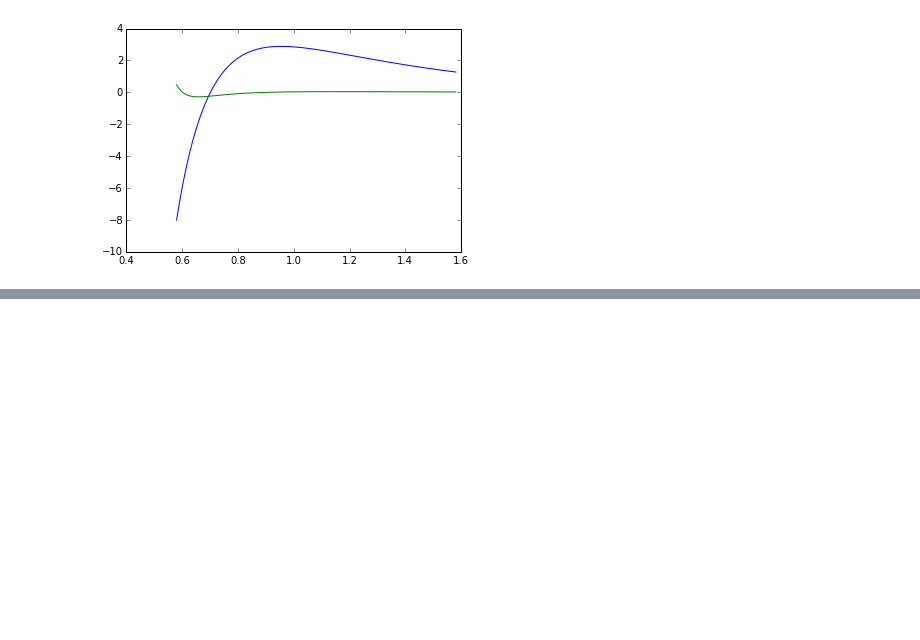
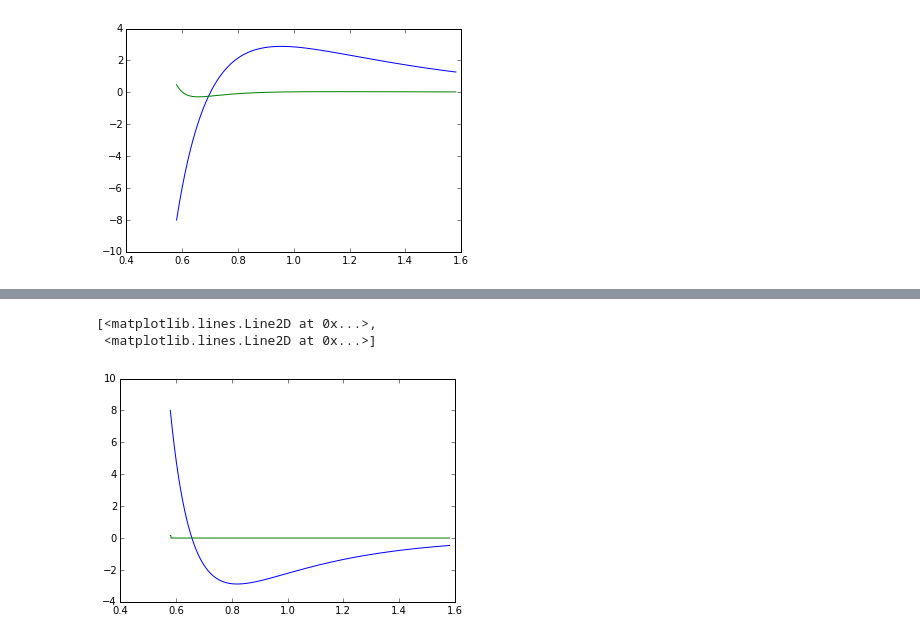
Before and after one commit to HxCory/delayFitting, a Jupyter notebook: Source/fitAnalyze.ipynb, the cells around one changed output, grey strips where cells are left out. Drawn from its saved outputs; the diff is of its cells as text; code cells hidden in the pictures; blank space fills up the shorter version.

```diff
--- a/Source/fitAnalyze.ipynb
+++ b/Source/fitAnalyze.ipynb
@@ -121,0 +151,19 @@ np.sqrt(2*(2-1.1591))
+# %%
+E_0 = -1.1591
+E_m = [-0.8502, -0.3278, -0.1665]
+T = 3/0.02419
+delta_m = np.zeros(np.size(E_m))
+for j in (0, 1, 2):
+    delta_m[j] = E_m[j] - E_0
+optSize = np.size(omega_dip)
+alpha1f = np.zeros(optSize, 'complex')
+alpha3f = np.zeros(optSize, 'complex')
+realFactor = np.zeros(optSize, 'complex')
+imagFactor = np.zeros(optSize, 'complex')
+T = 3 / 0.02419
+# %%
+for i in range(0, np.size(omega_dip)):
+    alpha1f[i] = dipole.constructDipole(omega_dip[i], defsDipole.wf1)
+    alpha3f[i] = dipole.constructDipole(omega_dip[i], defsDipole.wf3)
+# alpha1f = dip_1
+# alpha3f = dip_3
@@ -121,0 +186,6 @@ np.sqrt(2*(2-1.1591))
+# %%
+plt.plot(omega_dip, np.real(alpha1f), omega_dip, np.real(oneVsOmega))
+# %% [output]
+[<matplotlib.lines.Line2D at 0x...>,
+ <matplotlib.lines.Line2D at 0x...>]
+[figure, added]
```
Also changed, not shown: parts of 31 cells of this notebook, 3 other files.
